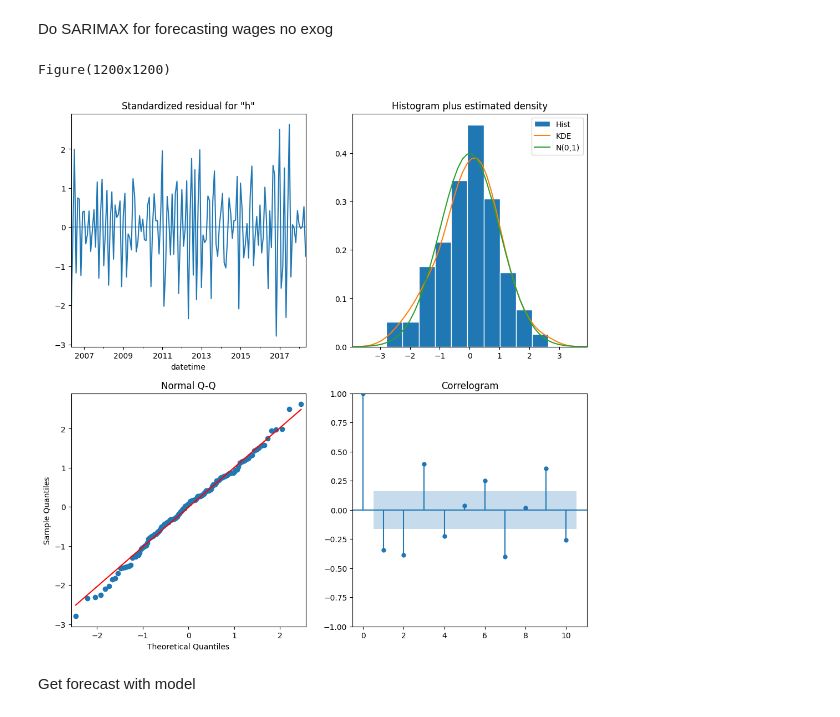
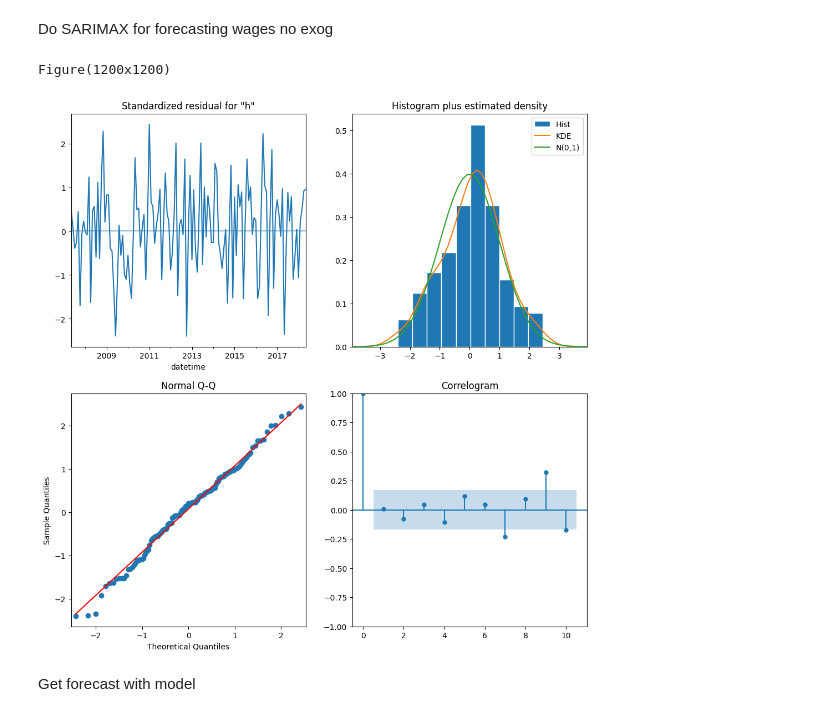
Before and after one commit to SAT-Enjoyers/citadel-datathon, a Jupyter notebook: eda/sarimax_hourly_wage.ipynb, the cells around one changed output. Saved outputs shown, nothing was run; the diff lists cells and outputs as text; code cells hidden in the pictures.

```diff
--- a/eda/sarimax_hourly_wage.ipynb
+++ b/eda/sarimax_hourly_wage.ipynb
@@ -316,19 +317,19 @@ def mae(mean, endog):
 # %% [markdown]
 Do SARIMAX for forecasting wages no exog
 # %%
-ordp, ordq, seap, seasd, seasq, method = (1, 0, 1, 0, 1, 'nm')
+ordp, ordq, seap, seasd, seasq, method = (2, 2, 0, 1, 0, 'lbfgs')
 ordd = 2
 s = 12
 
 # Model without meat
 base_model = forecast_sarimax(endog=y, exog=None, ordp=ordp,
                               ordq=ordq, ordd=ordd,
                               seasp=seap, seasd=seasd,
                               seasq=seasq, s=s, method=method)
 print(base_model.plot_diagnostics(figsize=(12, 12)))
 # %% [output]
 Figure(1200x1200)
-[figure, old version]
+[figure, new version]
 # %% [markdown]
 Get forecast with model
 # %%
```
Also changed, not shown: parts of 19 cells of this notebook, 4 other files.
